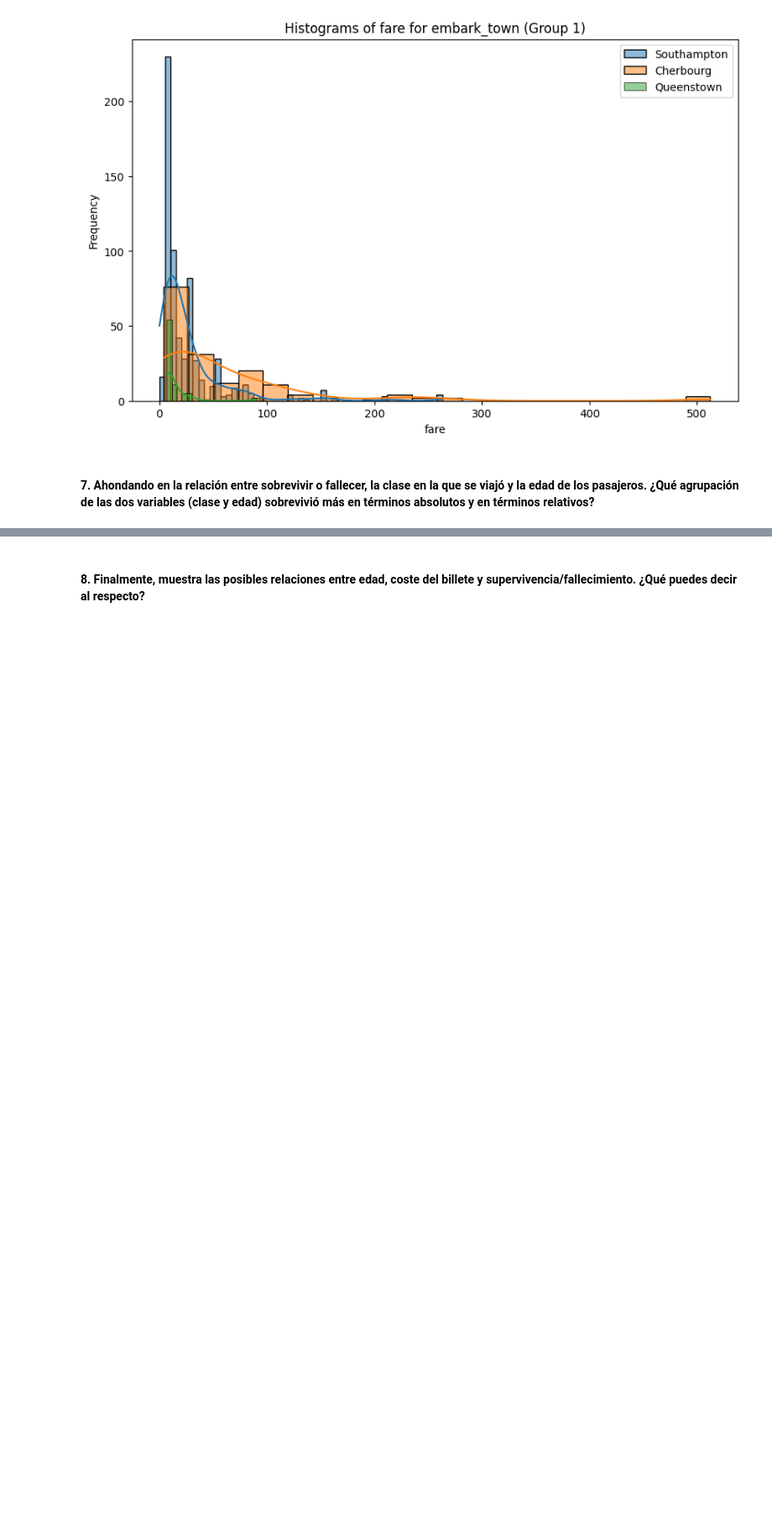
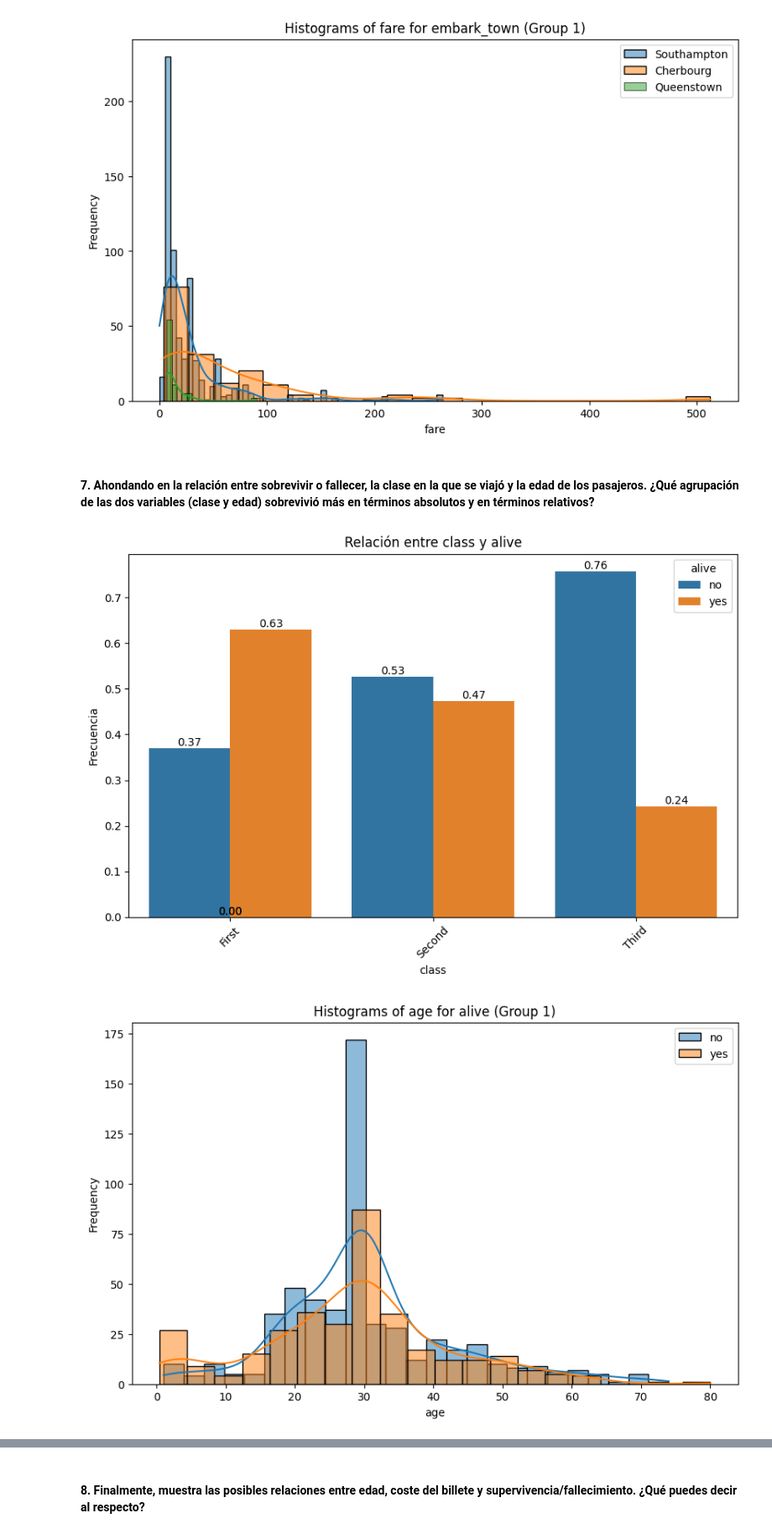
Before and after one commit to AQuindimil/DS-Online_AQR, a Jupyter notebook: 03_Data_Analysis/Sprint_07/Unidad_02_Estadistica_Descriptiva_Multivariante/03_Practica_Obligatoria/18_Practica_Obligatoria_Multivariante.ipynb, the cells around one changed output, grey strips where cells are left out. Shown at 84% size. Drawn from its saved outputs; the diff is of its cells as text; code cells hidden in the pictures; blank space fills up the shorter version.

```diff
--- a/03_Data_Analysis/Sprint_07/Unidad_02_Estadistica_Descriptiva_Multivariante/03_Practica_Obligatoria/18_Practica_Obligatoria_Multivariante.ipynb
+++ b/03_Data_Analysis/Sprint_07/Unidad_02_Estadistica_Descriptiva_Multivariante/03_Practica_Obligatoria/18_Practica_Obligatoria_Multivariante.ipynb
@@ -398,0 +394,7 @@ for valor in df_air_jun[col_directora].unique():
+# %%
+plot_categorical_relationship_fin(df,"class","alive", relative_freq= True, show_values= True)
+plot_grouped_histograms(df, cat_col="alive",num_col="age", group_size= 3)
+plot_grouped_histograms(df, cat_col="class",num_col="age", group_size= 3)
+# %% [output]
+[figure, added]
+[figure, added]
```
Also changed, not shown: parts of 6 cells of this notebook.
